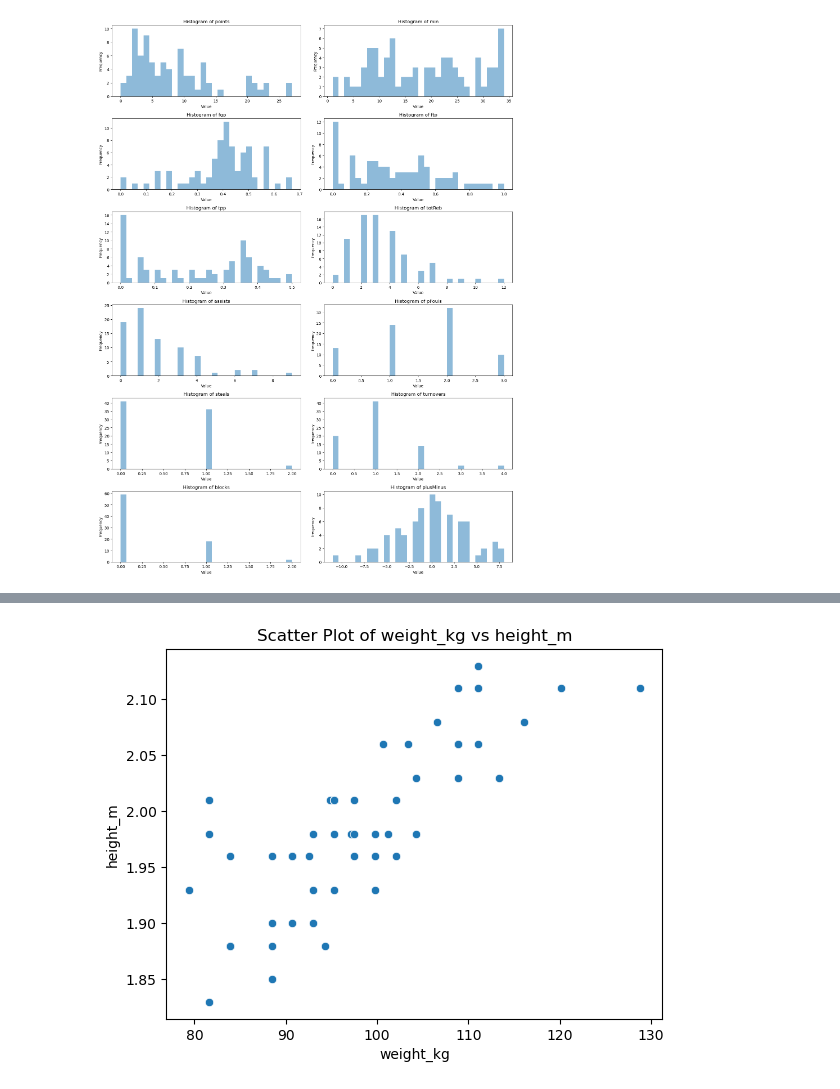
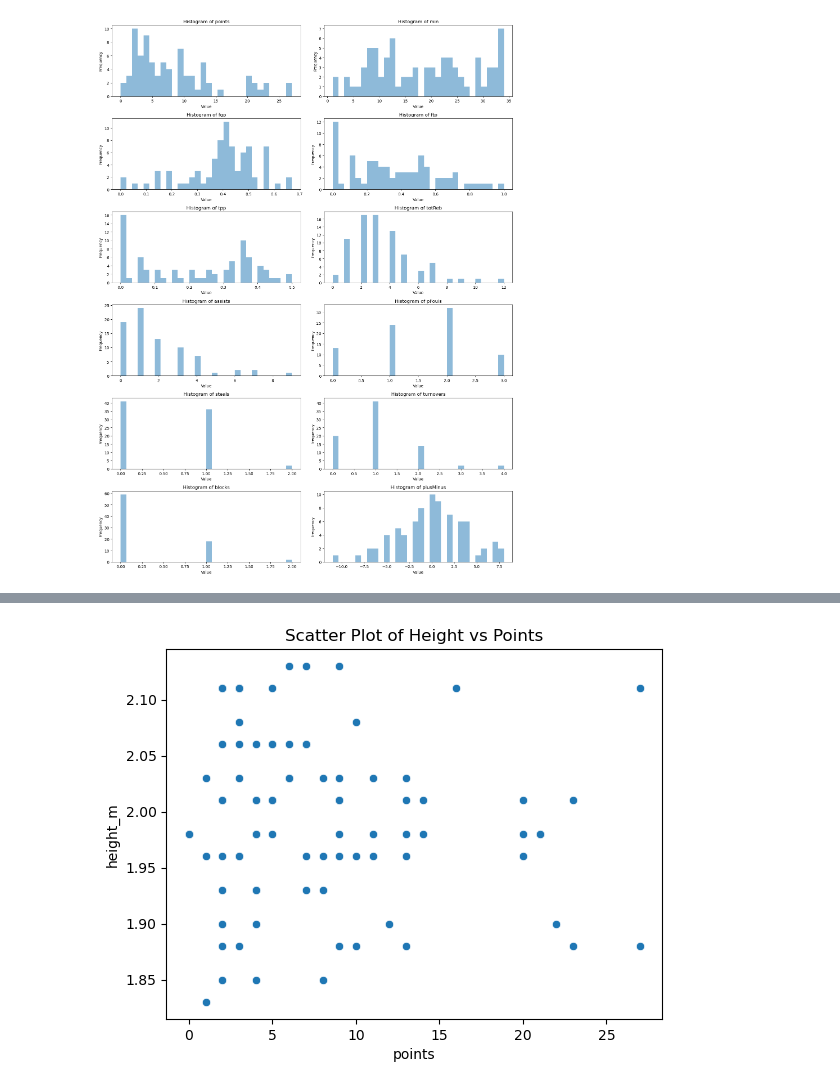
Before and after one commit to isaacaguilar97/you-in-nba, a Jupyter notebook: NBA_project.ipynb, the cells around one changed output, grey strips where cells are left out. Cells and saved outputs as stored; diff of their text form; code cells hidden in the pictures.

```diff
--- a/NBA_project.ipynb
+++ b/NBA_project.ipynb
@@ -100,7 +106,7 @@ team 31
 # Get Player stats per game info from API
 urlps = "https://api-nba-v1.p.rapidapi.com/players/statistics"
 ps = pd.DataFrame()
-for i in range(135,145): # I have 393 players (do 10 by 10)
+for i in range(1,10): # I have 393 players (do 10 by 10)
 	querystring = {"id":players_df.iloc[i]['id'],"season":"2023"}
 
 	headers = {
@@ -198,7 +190,7 @@ ps = ps.groupby('id').agg({
 ps.iloc[:, 4:] = ps.iloc[:, 4:].astype(int)
 
 # Add performance column
-ps['performnce'] = pd.cut(ps['plusMinus'], bins=[-float('inf'), -3, 3, float('inf')], labels=['low', 'average', 'high'])
+ps['performance'] = pd.cut(ps['plusMinus'], bins=[-float('inf'), -3, 3, float('inf')], labels=['low', 'average', 'high'])
 
 # Turn percentages to decimals
 ps['fgp'] = ps['fgp'] / 100
@@ -232,7 +224,7 @@ def get_b_strength(player):
     return m_skill
 # %%
 # Create function to get worst weekednes for a given player (row)
-def get_b_weakedness(player):
+def get_b_weakness(player):
     w = ['turnovers', 'pFouls']
     max = -3
     m_skill = "None"
@@ -243,7 +235,7 @@ def get_b_weakedness(player):
             m_skill = i
     if max <= 0:
         min = 3
-        skills = ['fgp', 'ftp', 'tpp', 'totReb', 'assists', 'steals']
+        skills = ['fgp', 'ftp', 'tpp', 'totReb', 'assists']
         for i in skills:
             t_score = get_t(player[i], stats[i])
             if t_score < min:
@@ -258,6 +250,6 @@ def get_b_weakedness(player):
 stats['b_strength'] = [get_b_strength(stats.iloc[i]) for i in range(len(stats))]
 # %%
 # Create b_weakedness column
-stats['b_weakedness'] = [get_b_weakedness(stats.iloc[i]) for i in range(len(stats))]
+stats['b_weakness'] = [get_b_weakness(stats.iloc[i]) for i in range(len(stats))]
 # %%
 # Write the table in a CSV file
@@ -370,16 +495,17 @@ Min Weight: 79.4
 # %%
-col1 = 'weight_kg'
+# Relationship between Heigth and Points
+col1 = 'points'
 col2 = 'height_m'
 
 # Create a scatter plot
 sns.scatterplot(x=col1, y=col2, data=final_df)
 
 # Add labels and title
 plt.xlabel(col1)
 plt.ylabel(col2)
-plt.title(f'Scatter Plot of Weight vs Height')
+plt.title(f'Scatter Plot of Height vs Points')
 
 # Show the plot
 plt.show()
 # %% [output]
-[figure, old version]
+[figure, new version]
```
Also changed, not shown: parts of 27 cells of this notebook, 6 other files.
